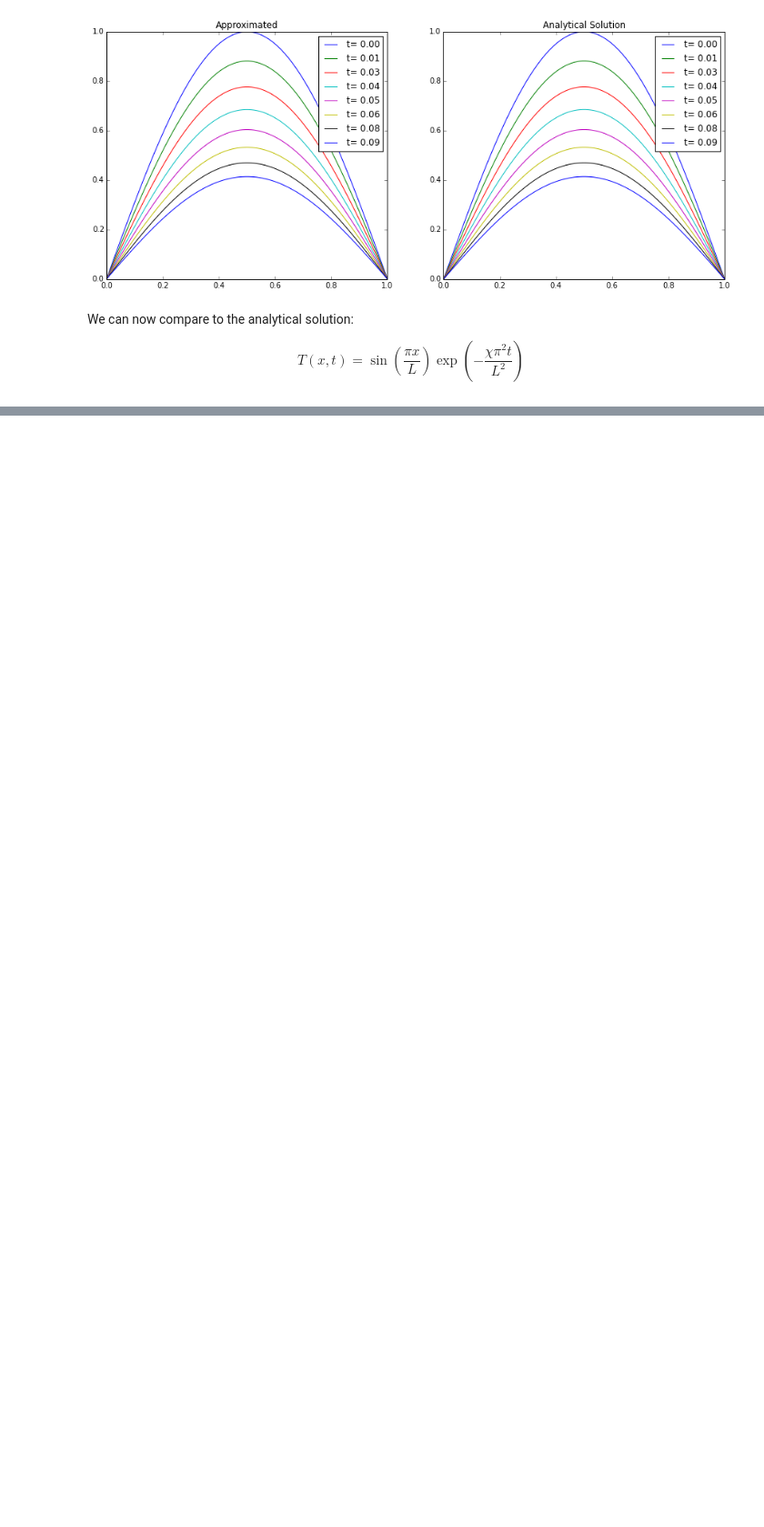
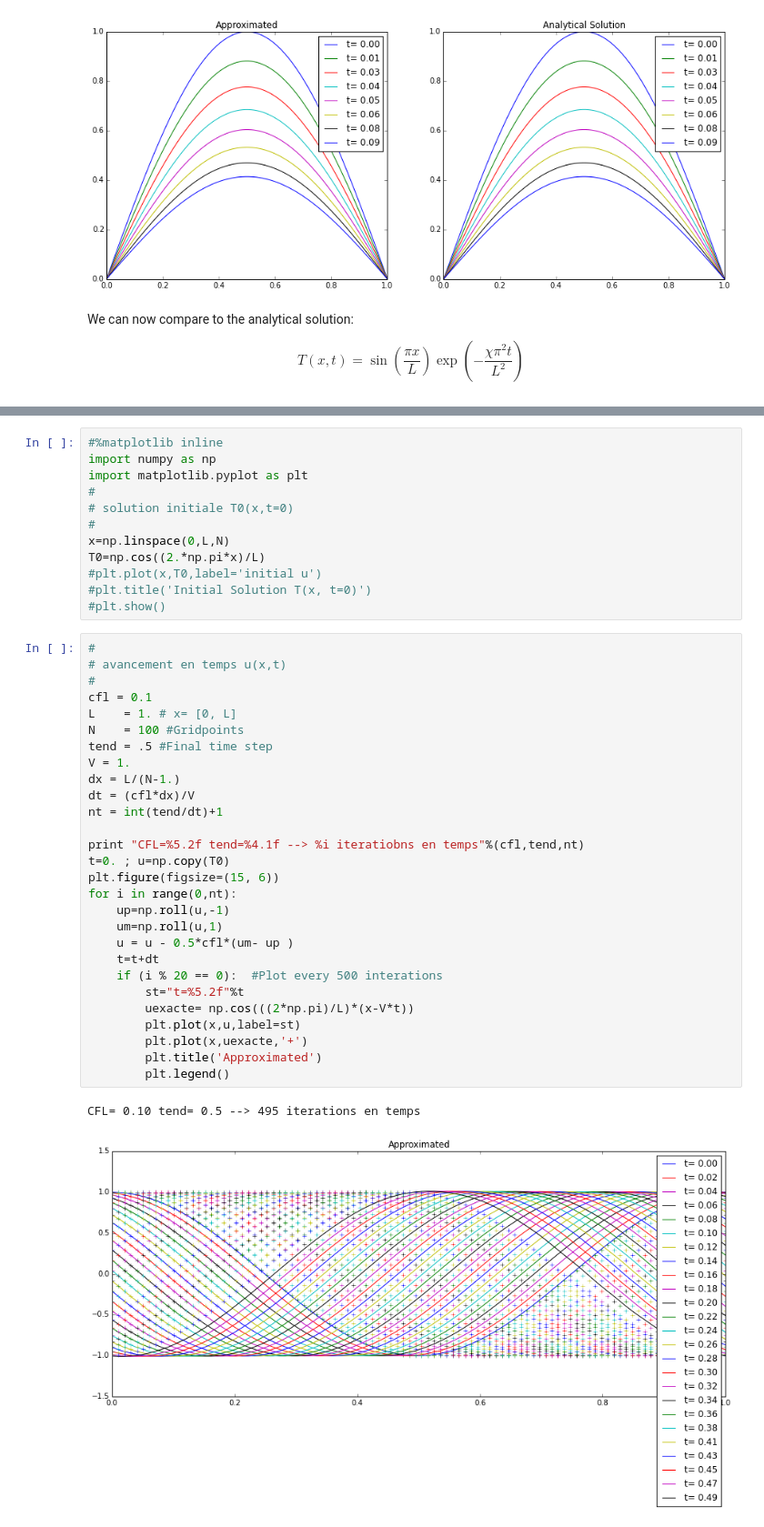
Before and after one commit to manuelmarcano22/ipythonnb, a Jupyter notebook: HeatEquation.ipynb, the cells around one changed output, grey strips where cells are left out. Shown at 91% size. Drawn from its saved outputs; the diff is of its cells as text; blank space fills up the shorter version.

```diff
--- a/HeatEquation.ipynb
+++ b/HeatEquation.ipynb
@@ -169,0 +376,43 @@ This can be express in matrix form:
+# %%
+#%matplotlib inline
+import numpy as np
+import matplotlib.pyplot as plt
+#
+# solution initiale T0(x,t=0)
+#
+x=np.linspace(0,L,N)
+T0=np.cos((2.*np.pi*x)/L)
+#plt.plot(x,T0,label='initial u')
+#plt.title('Initial Solution T(x, t=0)')
+#plt.show()
+# %%
+#
+# avancement en temps u(x,t)
+#
+cfl = 0.1
+L    = 1. # x= [0, L]
+N    = 100 #Gridpoints
+tend = .5 #Final time step
+V = 1.
+dx = L/(N-1.)
+dt = (cfl*dx)/V
+nt = int(tend/dt)+1
+
+print "CFL=%5.2f tend=%4.1f --> %i iteratiobns en temps"%(cfl,tend,nt)
+t=0. ; u=np.copy(T0)
+plt.figure(figsize=(15, 6))
+for i in range(0,nt):
+    up=np.roll(u,-1)
+    um=np.roll(u,1)
+    u = u - 0.5*cfl*(um- up )
+    t=t+dt
+    if (i % 20 == 0):  #Plot every 500 interations
+        st="t=%5.2f"%t
+        uexacte= np.cos(((2*np.pi)/L)*(x-V*t))
+        plt.plot(x,u,label=st)
+        plt.plot(x,uexacte,'+')
+        plt.title('Approximated')
+        plt.legend()
+# %% [output]
+CFL= 0.10 tend= 0.5 --> 495 iterations en temps
+[figure, added]
```
Also changed, not shown: parts of 32 cells of this notebook.
